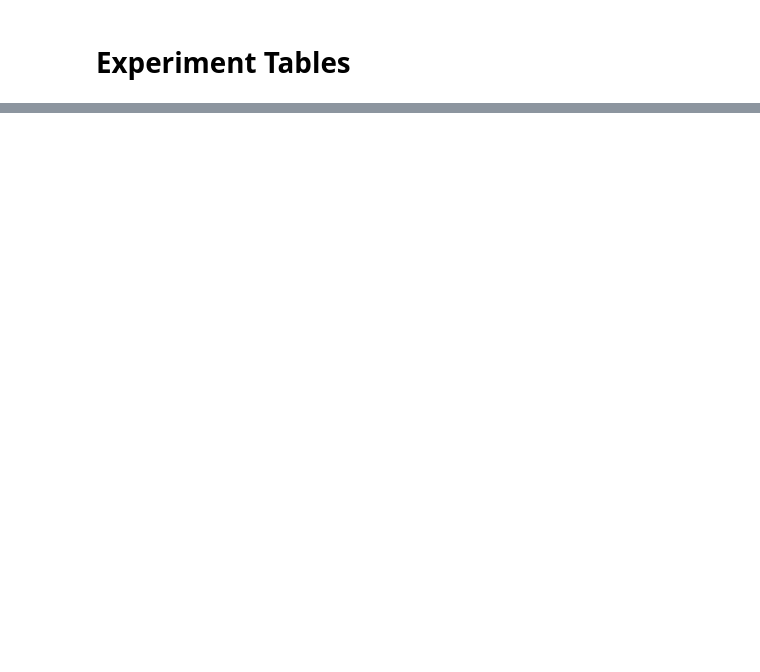
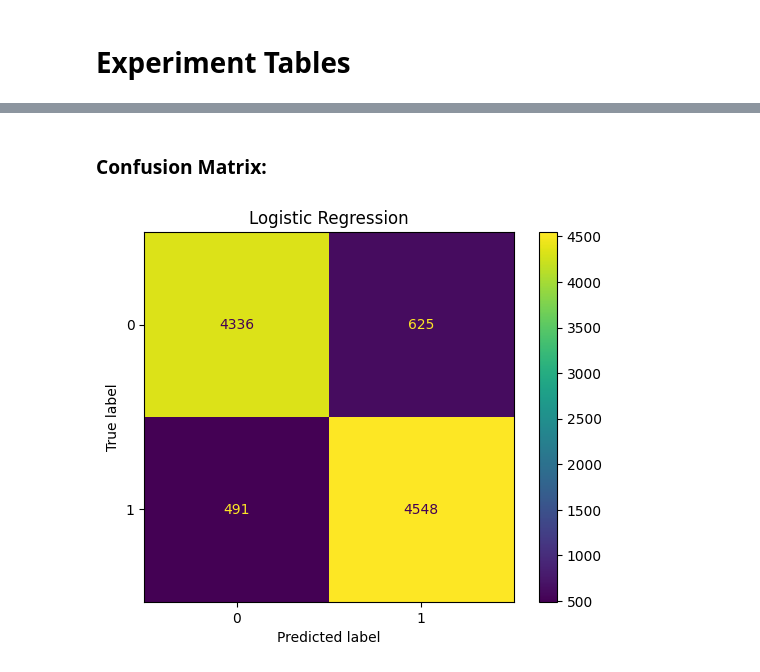
Before and after one commit to Geu-Pro2023/Sentiment_Analysis_Group12, a Jupyter notebook: sentiment_analysis.ipynb, the cells around one changed output, grey strips where cells are left out. Cells and saved outputs as stored; diff of their text form; code cells hidden in the pictures; blank space fills up the shorter version.

```diff
--- a/sentiment_analysis.ipynb
+++ b/sentiment_analysis.ipynb
@@ -293,0 +389,10 @@ Epoch 4/10
+# %% [markdown]
+### **Confusion Matrix:**
+# %%
+from sklearn.metrics import ConfusionMatrixDisplay
+
+ConfusionMatrixDisplay(confusion_matrix(y_test, y_pred_lr)).plot()
+plt.title("Logistic Regression")
+plt.show()
+# %% [output]
+[figure, added]
```
Also changed, not shown: parts of 20 cells of this notebook.
